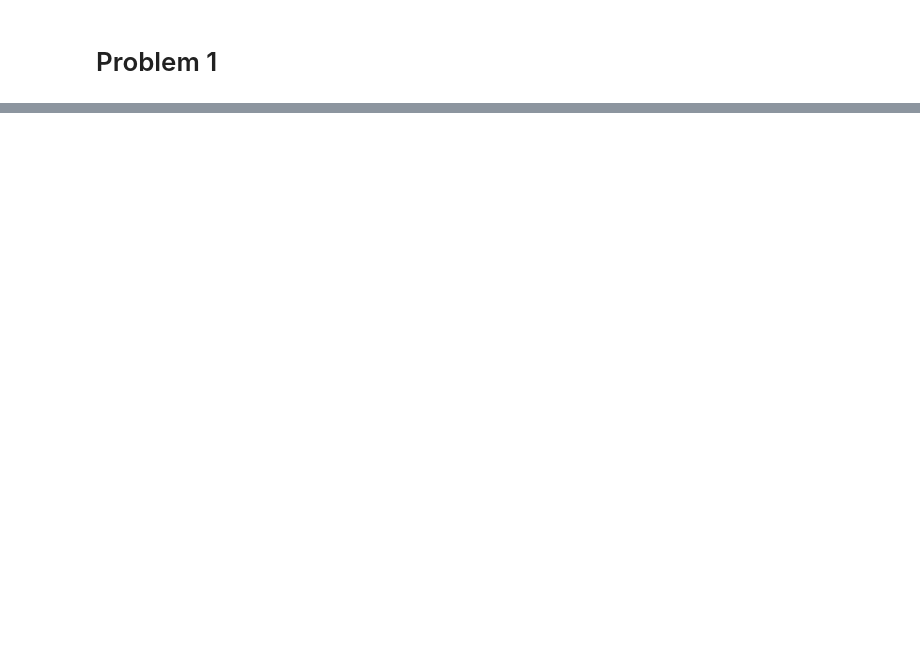
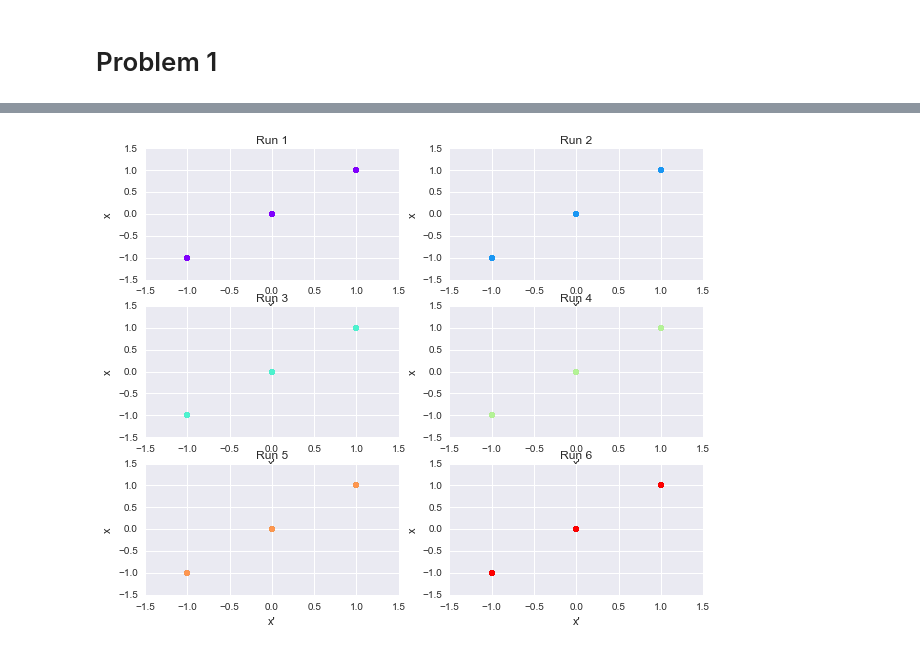
Before and after one commit to saketkc/hatex, a Jupyter notebook: 2015_Fall/MATH-541B/hmm/HMM.ipynb, the cells around one changed output, grey strips where cells are left out. Saved outputs shown, nothing was run; the diff lists cells and outputs as text; code cells hidden in the pictures; blank space fills up the shorter version.

```diff
--- a/2015_Fall/MATH-541B/hmm/HMM.ipynb
+++ b/2015_Fall/MATH-541B/hmm/HMM.ipynb
@@ -128,0 +98,17 @@ ValueError: math domain error
+# %%
+# Check with scale = 0.005
+scale = 0.005
+fig = plt.figure()
+np.random.seed(100)
+for i in range(0,6):
+    d = run_hmm()
+    ax = fig.add_subplot(3,2,i+1)
+    xt = d['xt']
+    yt = d['yt']
+    xtp, delta = viterbi(yt)
+    plt.scatter(xtp, xt, color=colors[i])
+    plt.title('Run {}'.format(i+1))
+    plt.xlabel("x'")
+    plt.ylabel('x')
+# %% [output]
+[figure, added]
```
Also changed, not shown: parts of 17 cells of this notebook.
